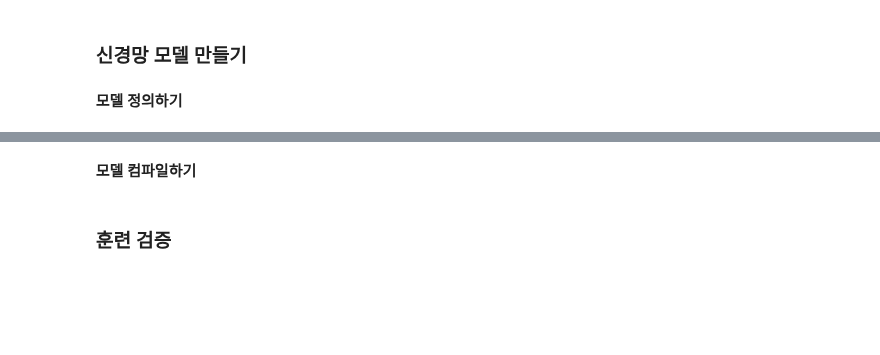
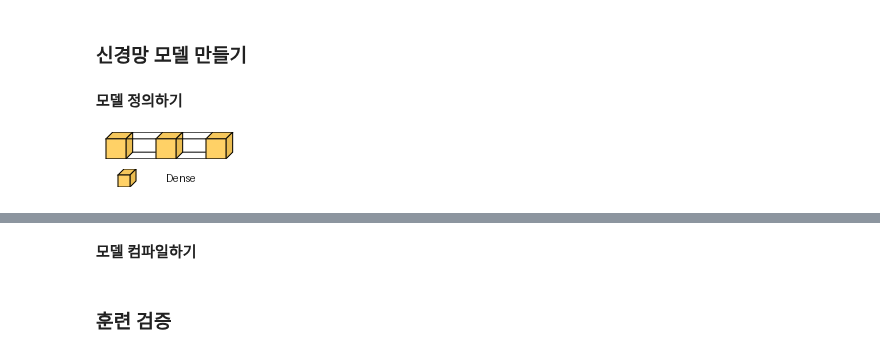
Before and after one commit to heegeunyoon/python101, a Jupyter notebook: 5_3_NN.ipynb, the cells around one changed output, grey strips where cells are left out. Saved outputs shown, nothing was run; the diff lists cells and outputs as text; code cells hidden in the pictures; blank space fills up the shorter version.

```diff
--- a/5_3_NN.ipynb
+++ b/5_3_NN.ipynb
@@ -54,11 +54,20 @@ y_test = np.asarray(test_labels).astype("float32")
 # %% [markdown]
 **모델 정의하기**
 # %%
+import warnings
+warnings.filterwarnings('ignore')
+
 from tensorflow import keras
 from tensorflow.keras import layers
+import visualkeras
 
 model = keras.Sequential([
-    layers.Dense(16, activation="relu"),
+    layers.Dense(16, activation="relu", input_shape=(10000,)),
     layers.Dense(16, activation="relu"),
     layers.Dense(1, activation="sigmoid")
 ])
+
+
+visualkeras.layered_view(model, legend=True, spacing=30)
+# %% [output]
+[figure, added]
```
Also changed, not shown: parts of 5 cells of this notebook.
